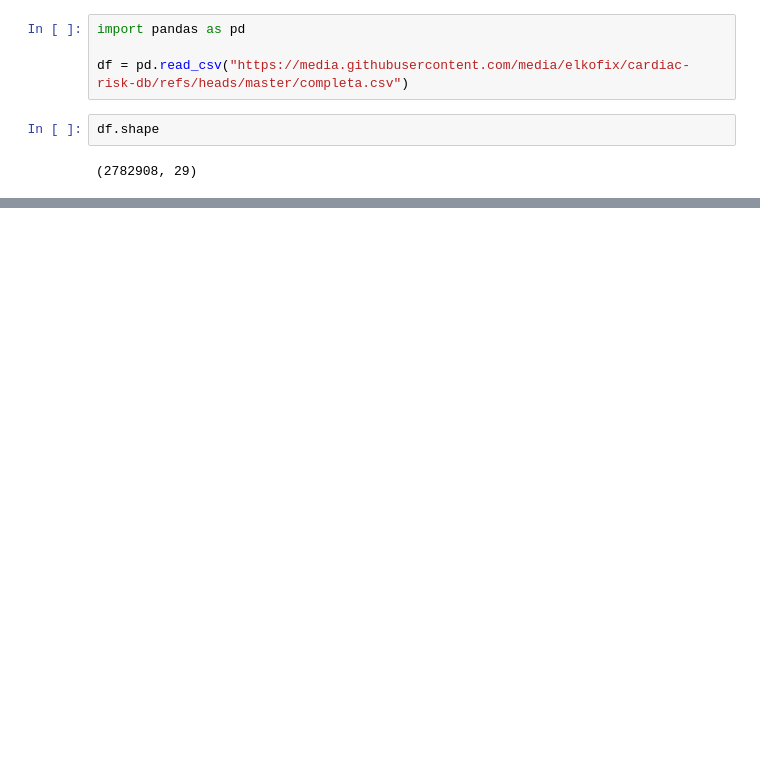
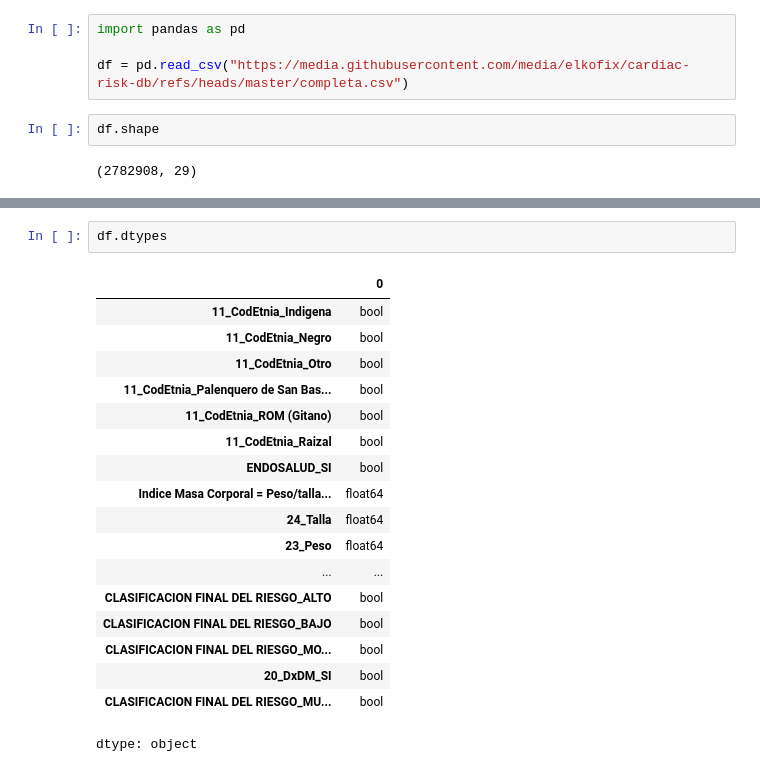
Before and after one commit to elkofix/cardiac-risk-db, a Jupyter notebook: explorative_data_analysis.ipynb, the cells around one changed output, grey strips where cells are left out. Saved outputs shown, nothing was run; the diff lists cells and outputs as text; blank space fills up the shorter version.

```diff
--- a/explorative_data_analysis.ipynb
+++ b/explorative_data_analysis.ipynb
@@ -18,0 +44,21 @@ df.head()
+# %%
+df.dtypes
+# %% [output]
+|  | 0 |
+| 11_CodEtnia_Indigena | bool |
+| 11_CodEtnia_Negro | bool |
+| 11_CodEtnia_Otro | bool |
+| 11_CodEtnia_Palenquero de San Bas... | bool |
+| 11_CodEtnia_ROM (Gitano) | bool |
+| 11_CodEtnia_Raizal | bool |
+| ENDOSALUD_SI | bool |
+| Indice Masa Corporal = Peso/talla... | float64 |
+| 24_Talla | float64 |
+| 23_Peso | float64 |
+| ... | ... |
+| CLASIFICACION FINAL DEL RIESGO_ALTO | bool |
+| CLASIFICACION FINAL DEL RIESGO_BAJO | bool |
+| CLASIFICACION FINAL DEL RIESGO_MO... | bool |
+| 20_DxDM_SI | bool |
+| CLASIFICACION FINAL DEL RIESGO_MU... | bool |
+dtype: object
```
Also changed, not shown: parts of 5 cells of this notebook.
